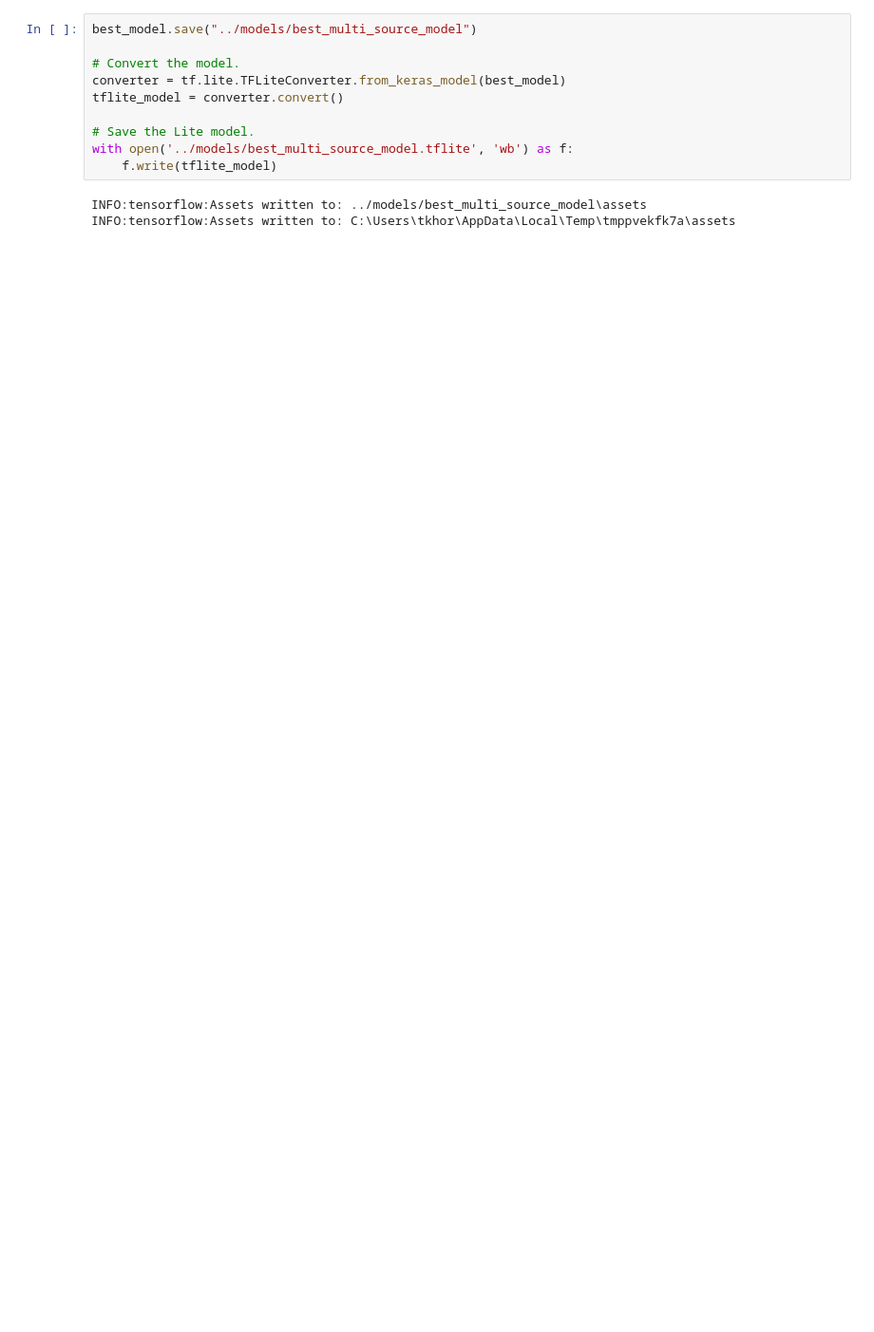
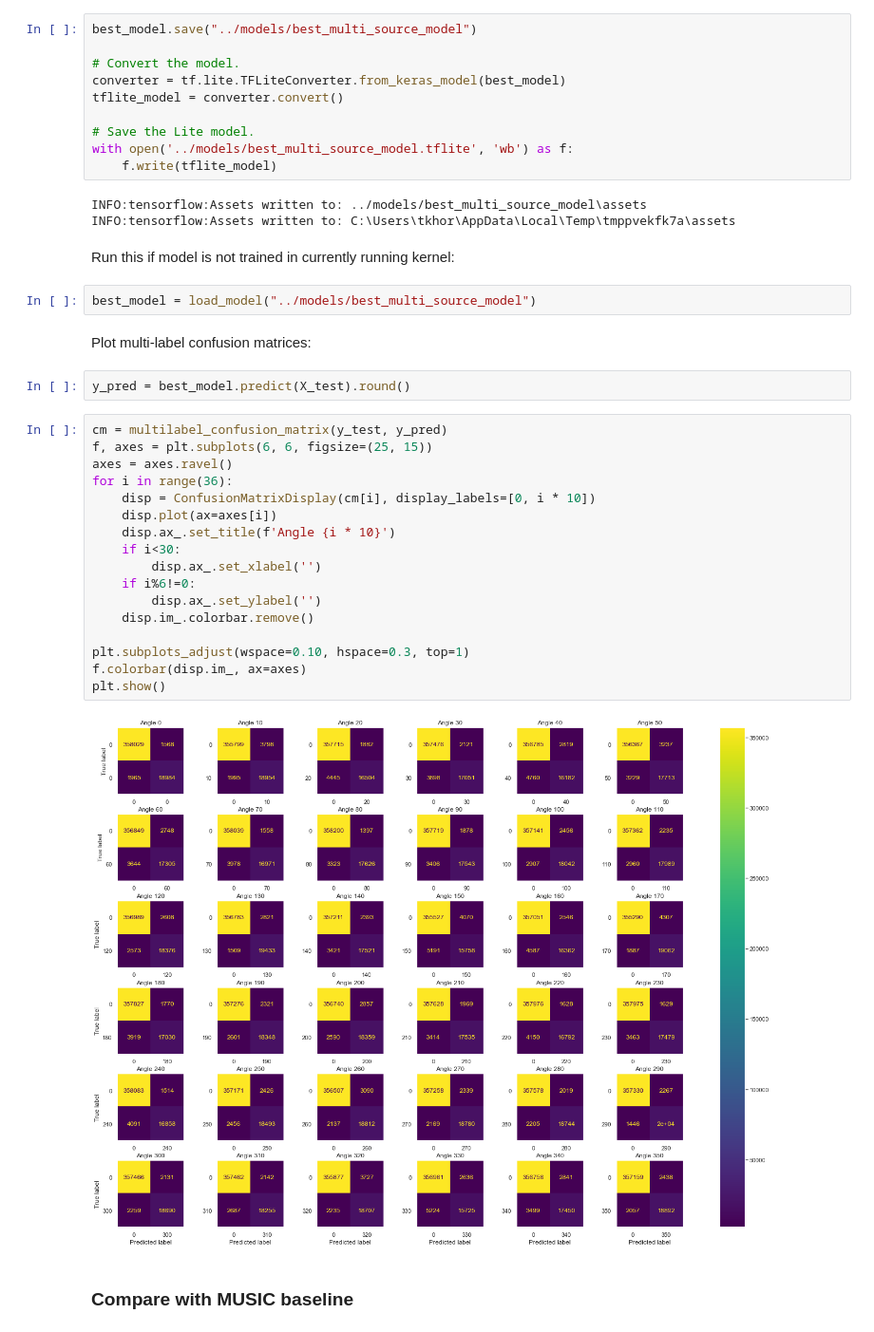
Before and after one commit to thomson008/MEng-project, a Jupyter notebook: notebooks/multi_source.ipynb, the cells around one changed output. Shown at 95% size. Drawn from its saved outputs; the diff is of its cells as text; blank space fills up the shorter version.

```diff
--- a/notebooks/multi_source.ipynb
+++ b/notebooks/multi_source.ipynb
@@ -663,3 +723,32 @@ with open('../models/best_multi_source_model.tflite', 'wb') as f:
 # %% [output]
 INFO:tensorflow:Assets written to: ../models/best_multi_source_model\assets
 INFO:tensorflow:Assets written to: C:\Users\tkhor\AppData\Local\Temp\tmppvekfk7a\assets
+# %% [markdown]
+Run this if model is not trained in currently running kernel:
+# %%
+best_model = load_model("../models/best_multi_source_model")
+# %% [markdown]
+Plot multi-label confusion matrices:
+# %%
+y_pred = best_model.predict(X_test).round()
+# %%
+cm = multilabel_confusion_matrix(y_test, y_pred)
+f, axes = plt.subplots(6, 6, figsize=(25, 15))
+axes = axes.ravel()
+for i in range(36):
+    disp = ConfusionMatrixDisplay(cm[i], display_labels=[0, i * 10])
+    disp.plot(ax=axes[i])
+    disp.ax_.set_title(f'Angle {i * 10}')
+    if i<30:
+        disp.ax_.set_xlabel('')
+    if i%6!=0:
+        disp.ax_.set_ylabel('')
+    disp.im_.colorbar.remove()
+
+plt.subplots_adjust(wspace=0.10, hspace=0.3, top=1)
+f.colorbar(disp.im_, ax=axes)
+plt.show()
+# %% [output]
+[figure, added]
+# %% [markdown]
+### Compare with MUSIC baseline
```
Also changed, not shown: parts of 14 cells of this notebook, 1 other file.
